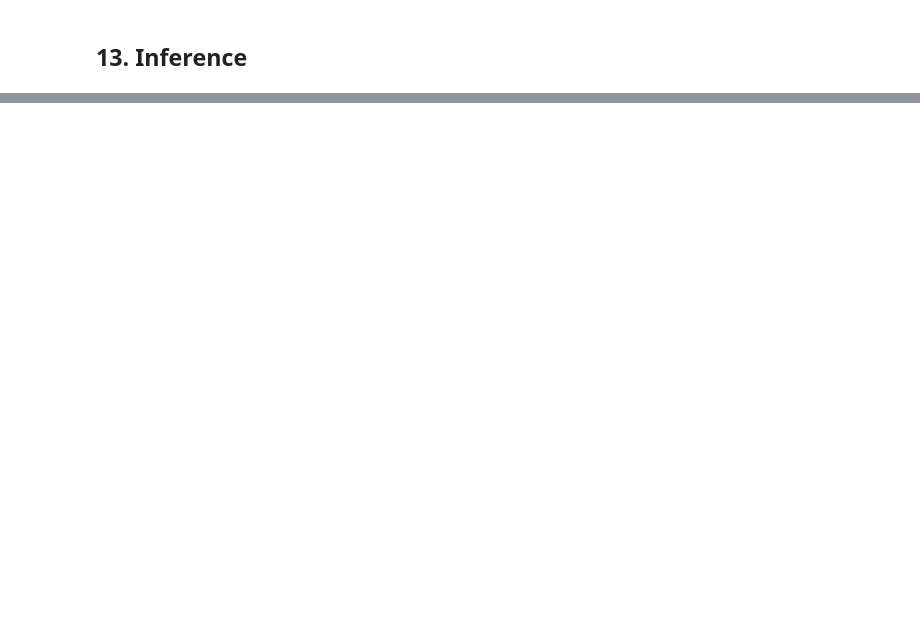
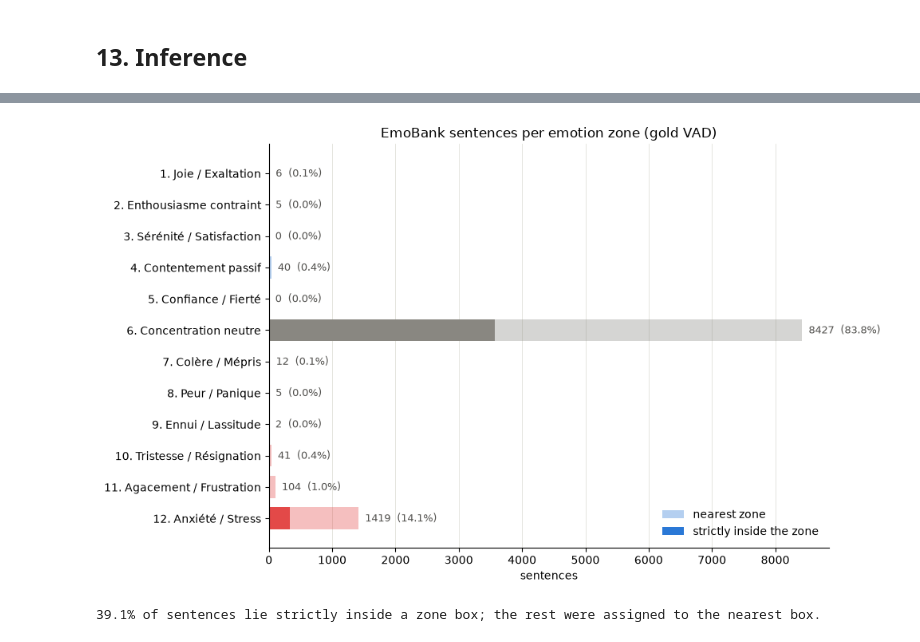
Before and after one commit to XXoussam/Text-To-VAD, a Jupyter notebook: deberta_v3_vad_emobank.ipynb, the cells around one changed output, grey strips where cells are left out. Saved outputs shown, nothing was run; the diff lists cells and outputs as text; code cells hidden in the pictures; blank space fills up the shorter version.

```diff
--- a/deberta_v3_vad_emobank.ipynb
+++ b/deberta_v3_vad_emobank.ipynb
@@ -261,0 +499,24 @@ infer_tokenizer.push_to_hub(HUB_REPO)
+# %%
+# How many EmoBank sentences fall in each emotion zone
+counts = viz_df["zone"].value_counts().reindex(ZONE_IDS, fill_value=0)
+inside = viz_df[viz_df["in_zone"]]["zone"].value_counts().reindex(ZONE_IDS, fill_value=0)
+
+fig, ax = plt.subplots(figsize=(10, 6))
+y = np.arange(len(ZONE_IDS))[::-1]
+ax.barh(y, counts, color=EMOTION_ZONES["color"], height=0.7, alpha=0.35, label="nearest zone")
+ax.barh(y, inside, color=EMOTION_ZONES["color"], height=0.7, label="strictly inside the zone")
+for yi, n in zip(y, counts):
+    ax.text(n, yi, f"  {n}  ({n / len(viz_df):.1%})", va="center", fontsize=9, color="#52514e")
+ax.set_yticks(y, [f"{z}. {e}" for z, e in EMOTION_ZONES["emotion"].items()])
+ax.set_xlabel("sentences")
+ax.set_title("EmoBank sentences per emotion zone (gold VAD)")
+ax.spines[["top", "right"]].set_visible(False)
+ax.grid(axis="x", color="#e1e0d9", lw=0.6); ax.set_axisbelow(True)
+ax.legend(loc="lower right", frameon=False)
+plt.tight_layout(); plt.show()
+
+print(f"{viz_df['in_zone'].mean():.1%} of sentences lie strictly inside a zone box; "
+      "the rest were assigned to the nearest box.")
+# %% [output]
+[figure, added]
+39.1% of sentences lie strictly inside a zone box; the rest were assigned to the nearest box.
```
Also changed, not shown: parts of 31 cells of this notebook, 4 other files.
